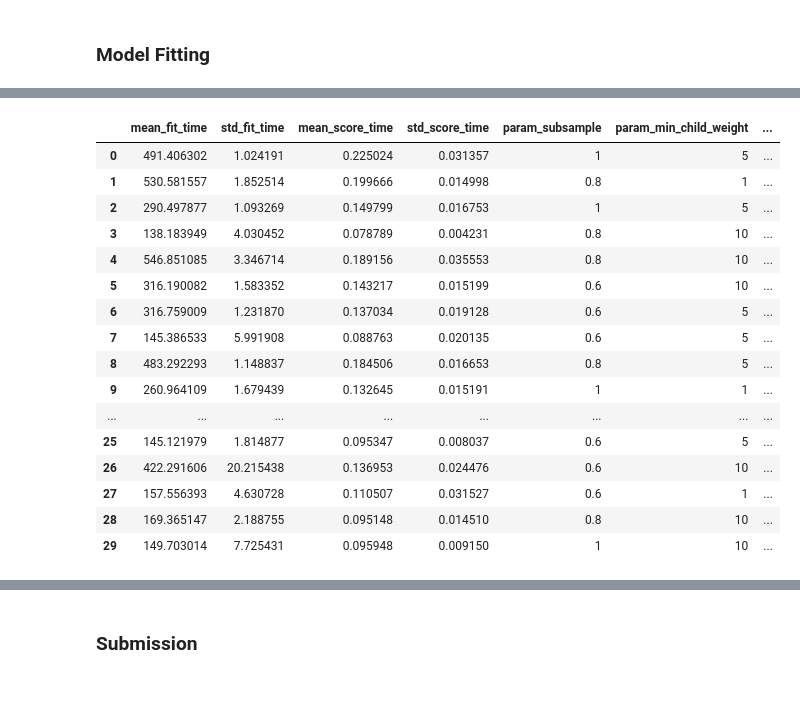
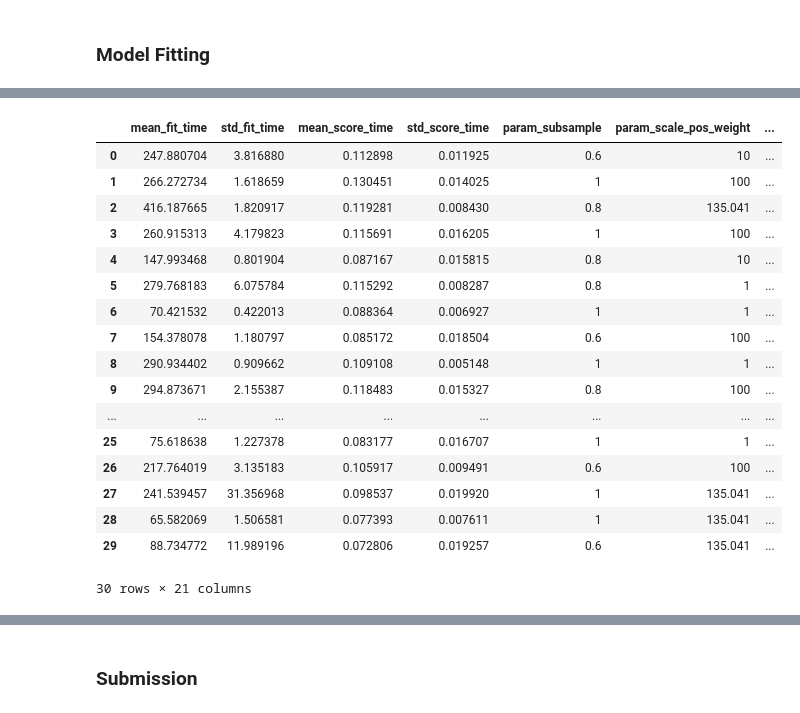
Before and after one commit to ScripterKSG/Neuro_Competition, a Jupyter notebook: Neuro Competition.ipynb, the cells around one changed output, grey strips where cells are left out. Drawn from its saved outputs; the diff is of its cells as text; code cells hidden in the pictures.

```diff
--- a/Neuro Competition.ipynb
+++ b/Neuro Competition.ipynb
@@ -312,7 +323,7 @@ from sklearn.decomposition import PCA
 def dim_reduction(data):
     # Run PCA to reduce the number of embedding features
     # Specify the number of components you want to retain
-    num_components = int(np.sqrt(len(data.columns))) # Adjust based on your analysis
+    num_components = 8
 
     pca = PCA(n_components=num_components)
     embeddings_pca = pca.fit_transform(data.iloc[:, -64:])
@@ -411,8 +423,7 @@ from sklearn.metrics import roc_curve, roc_auc_score
 
 skf = StratifiedKFold(n_splits=5, shuffle=True, random_state=42)
 
-
-model = LogisticRegressionCV(random_state = 42)
+model = LogisticRegressionCV(random_state = 42, max_iter = 300, n_jobs = -1)
 model.fit(X_train, np.ravel(y_train))
 yhat = model.predict(X_valid)
 
@@ -476,4 +559,11 @@ weighted avg       0.87      0.85      0.85     36894
 # %%
+modelRF.fit(X_train, y_train)
+
+yhat = modelRF.predict(X_valid)
+
+print(log_loss(yhat, y_valid))
+print(classification_report(y_valid, yhat))
+
 importances = modelRF.feature_importances_
 std = np.std([tree.feature_importances_ for tree in modelRF.estimators_], axis=0)
 
@@ -489,32 +588,29 @@ fig.tight_layout()
 # %%
 from xgboost import XGBClassifier
-from sklearn.model_selection import RandomizedSearchCV
-import time
 
-params = {
+paramsXGB = {
         'min_child_weight': [1, 5, 10],
         'gamma': [0.5, 1, 2, 5],
-        'lambda': [0.5, 1, 2, 5],
+        'lambda': [0.5, 1, 2, 5, 10, 100],
         'subsample': [0.6, 0.8, 1.0],
         'colsample_bytree': [0.6, 0.8, 1.0],
         'max_depth': [2, 4, 6, 8],
-        'eta': [0.01, 0.02, 0.05, 0.1]
+        'eta': [0.01, 0.02, 0.05, 0.1, 0.3],
+        'scale_pos_weight': [1, 10, 100, (len(df[df['connected'] == False]) / len(df[df['connected' ] == True]))]
         }
 
-modelXGB = XGBClassifier(n_estimators= 300, objective='binary:logistic',
-                         scale_pos_weight = (len(df[df['connected'] == False]) / len(df[df['connected' ] == True])),
-                    verbosity=0)
+modelXGB = XGBClassifier(n_estimators= 300, objective='binary:logistic', verbosity=0)
 
-random_search = RandomizedSearchCV(modelXGB, param_distributions=params,
+random_searchXGB = RandomizedSearchCV(modelXGB, param_distributions=paramsXGB,
                                    n_iter=30, scoring='f1',
                                    n_jobs=-1, cv=skf.split(X_train,y_train), verbose=3, random_state=42 )
 
 start = time.time()
-random_search.fit(X_train, y_train)
+random_searchXGB.fit(X_train, y_train)
 end = time.time()
 print(end - start)
 
-yhat = random_search.predict(X_valid)
+yhat = random_searchXGB.predict(X_valid)
 print(classification_report(y_valid, yhat))
 # %% [output]
 Fitting 5 folds for each of 30 candidates, totalling 150 fits
@@ -530,13 +626,13 @@ weighted avg       0.91      0.88      0.88     36894
 # %%
 print('\n All results:')
-print(random_search.cv_results_)
+print(random_searchXGB.cv_results_)
 print('\n Best estimator:')
-print(random_search.best_estimator_)
+print(random_searchXGB.best_estimator_)
 print('\n Best normalized gini score for %d-fold search with %d parameter combinations:' % (5, 20))
-print(random_search.best_score_ * 2 - 1)
+print(random_searchXGB.best_score_ * 2 - 1)
 print('\n Best hyperparameters:')
-print(random_search.best_params_)
-results = pd.DataFrame(random_search.cv_results_)
+print(random_searchXGB.best_params_)
+results = pd.DataFrame(random_searchXGB.cv_results_)
 results
 # %% [output]
  All results:
@@ -559,20 +655,21 @@ results
-|  | mean_fit_time | std_fit_time | mean_score_time | std_score_time | param_subsample | param_min_child_weight | ... |
-| 0 | 491.406302 | 1.024191 | 0.225024 | 0.031357 | 1 | 5 | ... |
-| 1 | 530.581557 | 1.852514 | 0.199666 | 0.014998 | 0.8 | 1 | ... |
-| 2 | 290.497877 | 1.093269 | 0.149799 | 0.016753 | 1 | 5 | ... |
-| 3 | 138.183949 | 4.030452 | 0.078789 | 0.004231 | 0.8 | 10 | ... |
-| 4 | 546.851085 | 3.346714 | 0.189156 | 0.035553 | 0.8 | 10 | ... |
-| 5 | 316.190082 | 1.583352 | 0.143217 | 0.015199 | 0.6 | 10 | ... |
-| 6 | 316.759009 | 1.231870 | 0.137034 | 0.019128 | 0.6 | 5 | ... |
-| 7 | 145.386533 | 5.991908 | 0.088763 | 0.020135 | 0.6 | 5 | ... |
-| 8 | 483.292293 | 1.148837 | 0.184506 | 0.016653 | 0.8 | 5 | ... |
-| 9 | 260.964109 | 1.679439 | 0.132645 | 0.015191 | 1 | 1 | ... |
+|  | mean_fit_time | std_fit_time | mean_score_time | std_score_time | param_subsample | param_scale_pos_weight | ... |
+| 0 | 247.880704 | 3.816880 | 0.112898 | 0.011925 | 0.6 | 10 | ... |
+| 1 | 266.272734 | 1.618659 | 0.130451 | 0.014025 | 1 | 100 | ... |
+| 2 | 416.187665 | 1.820917 | 0.119281 | 0.008430 | 0.8 | 135.041 | ... |
+| 3 | 260.915313 | 4.179823 | 0.115691 | 0.016205 | 1 | 100 | ... |
+| 4 | 147.993468 | 0.801904 | 0.087167 | 0.015815 | 0.8 | 10 | ... |
+| 5 | 279.768183 | 6.075784 | 0.115292 | 0.008287 | 0.8 | 1 | ... |
+| 6 | 70.421532 | 0.422013 | 0.088364 | 0.006927 | 1 | 1 | ... |
+| 7 | 154.378078 | 1.180797 | 0.085172 | 0.018504 | 0.6 | 100 | ... |
+| 8 | 290.934402 | 0.909662 | 0.109108 | 0.005148 | 1 | 1 | ... |
+| 9 | 294.873671 | 2.155387 | 0.118483 | 0.015327 | 0.8 | 100 | ... |
 | ... | ... | ... | ... | ... | ... | ... | ... |
-| 25 | 145.121979 | 1.814877 | 0.095347 | 0.008037 | 0.6 | 5 | ... |
-| 26 | 422.291606 | 20.215438 | 0.136953 | 0.024476 | 0.6 | 10 | ... |
-| 27 | 157.556393 | 4.630728 | 0.110507 | 0.031527 | 0.6 | 1 | ... |
-| 28 | 169.365147 | 2.188755 | 0.095148 | 0.014510 | 0.8 | 10 | ... |
-| 29 | 149.703014 | 7.725431 | 0.095948 | 0.009150 | 1 | 10 | ... |
+| 25 | 75.618638 | 1.227378 | 0.083177 | 0.016707 | 1 | 1 | ... |
+| 26 | 217.764019 | 3.135183 | 0.105917 | 0.009491 | 0.6 | 100 | ... |
+| 27 | 241.539457 | 31.356968 | 0.098537 | 0.019920 | 1 | 135.041 | ... |
+| 28 | 65.582069 | 1.506581 | 0.077393 | 0.007611 | 1 | 135.041 | ... |
+| 29 | 88.734772 | 11.989196 | 0.072806 | 0.019257 | 0.6 | 135.041 | ... |
+30 rows × 21 columns
 # %%
 modelXGB.fit(X_train, y_train)
 
```
Also changed, not shown: parts of 19 cells of this notebook.
